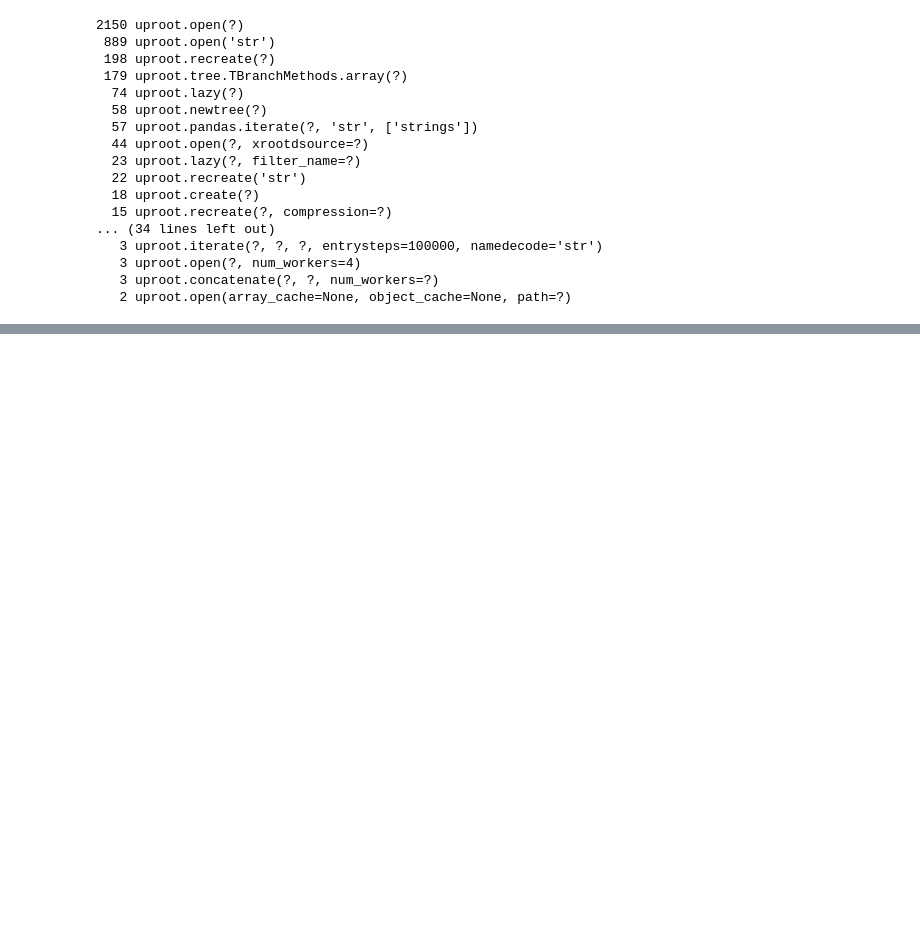
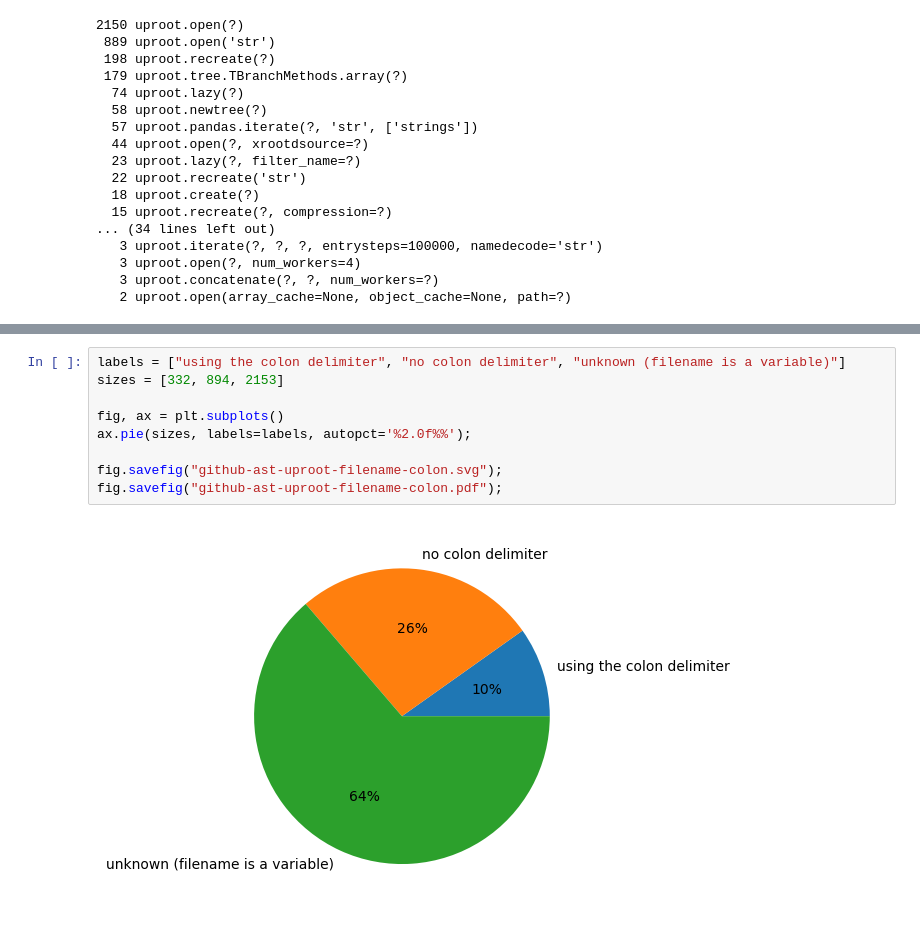
Before and after one commit to jpivarski-talks/2023-05-09-chep23-analysis-of-physicists, a Jupyter notebook: analysis/analysis-3.ipynb, the cells around one changed output, grey strips where cells are left out. Saved outputs shown, nothing was run; the diff lists cells and outputs as text; blank space fills up the shorter version.

```diff
--- a/analysis/analysis-3.ipynb
+++ b/analysis/analysis-3.ipynb
@@ -335,0 +373,11 @@ for obj, count in sorted(uproot_functions.items(), key=lambda x: -x[1])[:50]:
+# %%
+labels = ["using the colon delimiter", "no colon delimiter", "unknown (filename is a variable)"]
+sizes = [332, 894, 2153]
+
+fig, ax = plt.subplots()
+ax.pie(sizes, labels=labels, autopct='%2.0f%%');
+
+fig.savefig("github-ast-uproot-filename-colon.svg");
+fig.savefig("github-ast-uproot-filename-colon.pdf");
+# %% [output]
+[figure, added]
```
Also changed, not shown: parts of 1 cell of this notebook, 4 other files.
